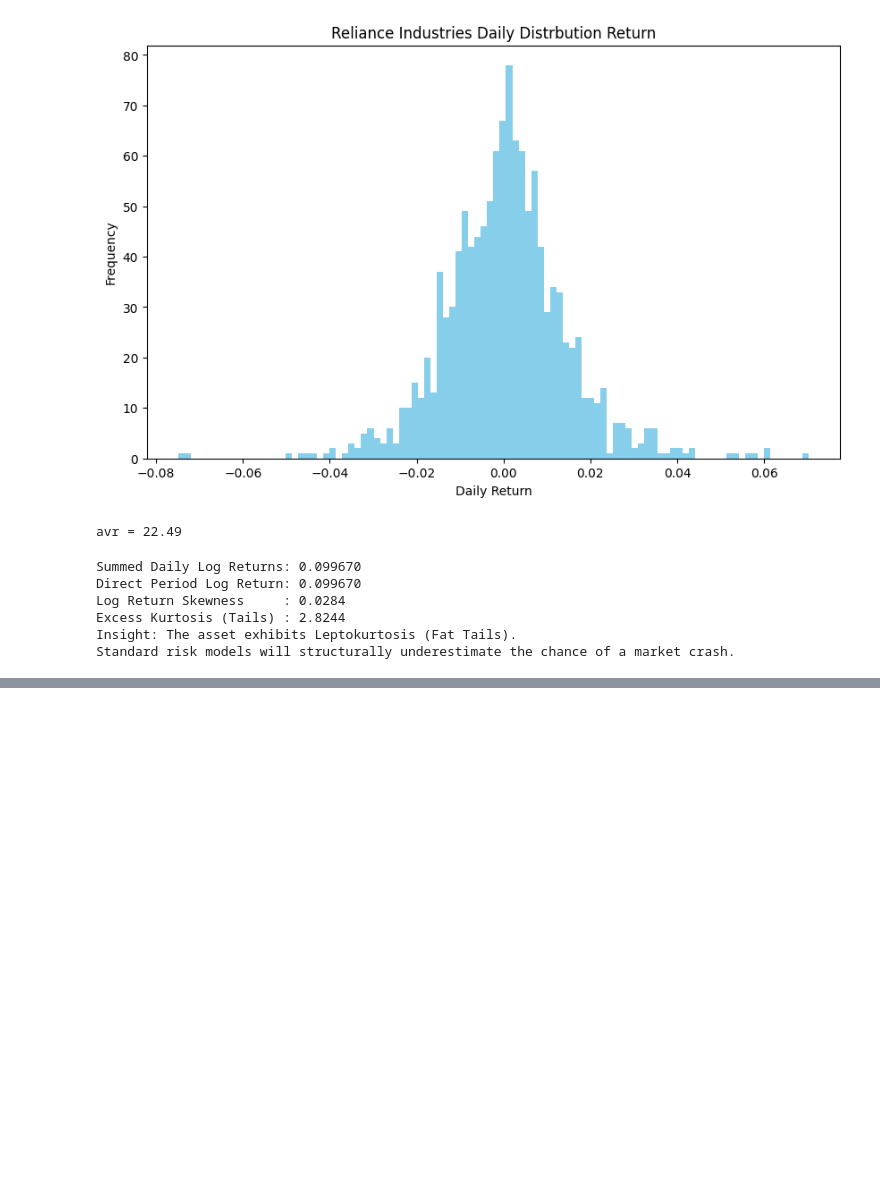
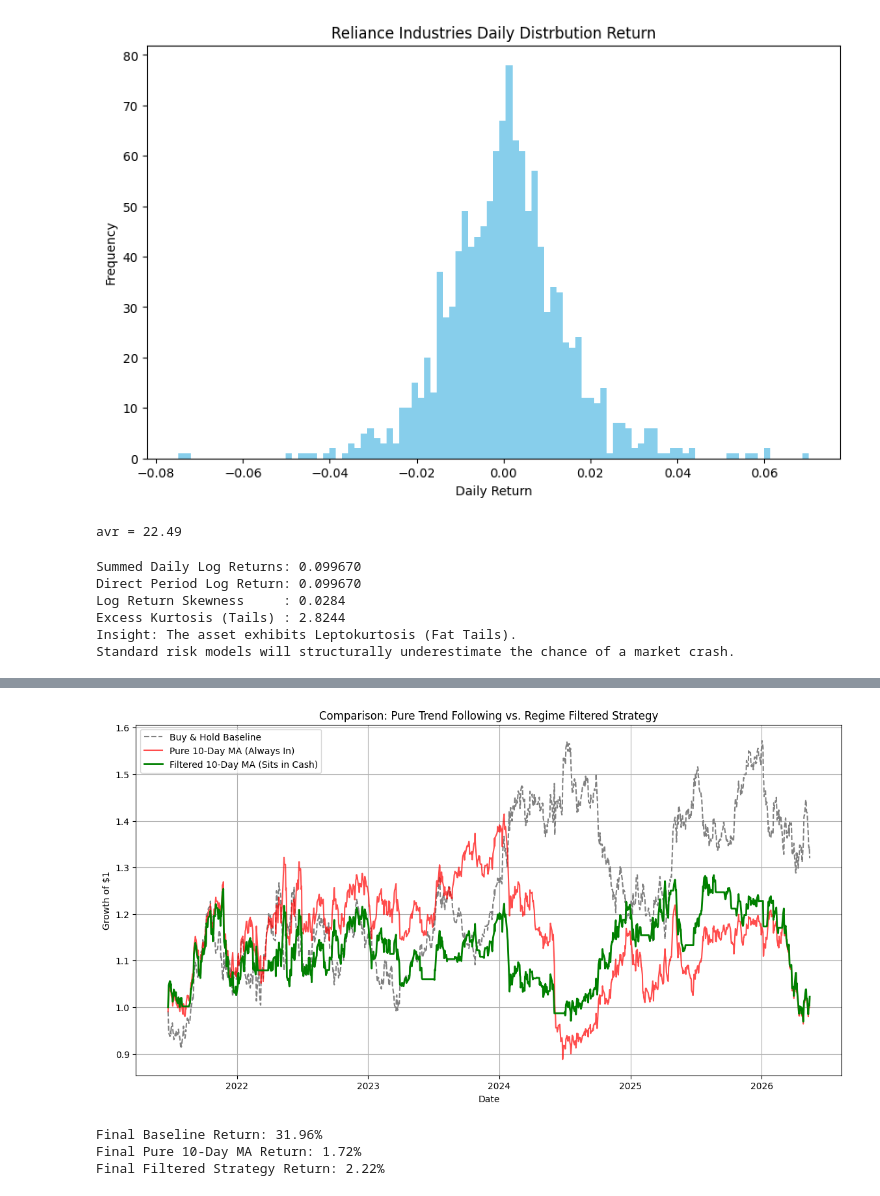
Before and after one commit to justcode00/quant_summer_2026, a Jupyter notebook: week1_analysis.ipynb, the cells around one changed output, grey strips where cells are left out. Saved outputs shown, nothing was run; the diff lists cells and outputs as text; code cells hidden in the pictures; blank space fills up the shorter version.

```diff
--- a/week1_analysis.ipynb
+++ b/week1_analysis.ipynb
@@ -251,0 +403,69 @@ Signal: Bearish Momentum-> The current price is lower than the average of the pr
+# %%
+import numpy as np
+import pandas as pd
+import matplotlib.pyplot as plt
+#Baseline
+df_comp = data.copy().sort_index()
+df_comp['Market_Return'] = df_comp['Close'].pct_change()
+
+#1: Pure 10-Day Moving Average (Always In the Market) ---
+df_comp['MA_10'] = df_comp['Close'].rolling(window=10).mean()
+df_comp['Strat1_Signal'] = np.where(df_comp['Close'] > df_comp['MA_10'], 1, -1)
+df_comp['Strat1_Pos'] = df_comp['Strat1_Signal'].shift(1)
+df_comp['Strat1_Return'] = df_comp['Market_Return'] * df_comp['Strat1_Pos']
+
+# 2: 10-Day MA WITH ADX Regime Filter (Sits in Cash) ---
+# Calculate True Range and Directional Movement
+df_comp['H-L'] = df_comp['High'] - df_comp['Low']
+df_comp['H-PC'] = (df_comp['High'] - df_comp['Close'].shift(1)).abs()
+df_comp['L-PC'] = (df_comp['Low'] - df_comp['Close'].shift(1)).abs()
+df_comp['TR'] = df_comp[['H-L', 'H-PC', 'L-PC']].max(axis=1)
+
+df_comp['UpMove'] = df_comp['High'] - df_comp['High'].shift(1)
+df_comp['DownMove'] = df_comp['Low'].shift(1) - df_comp['Low']
+df_comp['+DM'] = np.where((df_comp['UpMove'] > df_comp['DownMove']) & (df_comp['UpMove'] > 0), df_comp['UpMove'], 0)
+df_comp['-DM'] = np.where((df_comp['DownMove'] > df_comp['UpMove']) & (df_comp['DownMove'] > 0), df_comp['DownMove'], 0)
+
+# Smooth over 14 days to compute ADX
+adx_w = 14
+df_comp['TR_s'] = df_comp['TR'].rolling(window=adx_w).sum()
+df_comp['+DM_s'] = df_comp['+DM'].rolling(window=adx_w).sum()
+df_comp['-DM_s'] = df_comp['-DM'].rolling(window=adx_w).sum()
+
+df_comp['+DI'] = 100 * (df_comp['+DM_s'] / df_comp['TR_s'])
+df_comp['-DI'] = 100 * (df_comp['-DM_s'] / df_comp['TR_s'])
+df_comp['DX'] = 100 * (df_comp['+DI'] - df_comp['-DI']).abs() / (df_comp['+DI'] + df_comp['-DI'])
+df_comp['ADX'] = df_comp['DX'].rolling(window=adx_w).mean()
+
+# Apply the filter: If ADX <= 22, force position to 0 (Cash)
+df_comp['Strat2_Signal'] = np.where(df_comp['ADX'] > 22, df_comp['Strat1_Signal'], 0)
+df_comp['Strat2_Pos'] = df_comp['Strat2_Signal'].shift(1)
+df_comp['Strat2_Return'] = df_comp['Market_Return'] * df_comp['Strat2_Pos']
+
+# --- 2. Calculate Cumulative Equity Performance ---
+df_comp = df_comp.dropna()
+df_comp['Baseline_Cum'] = (1 + df_comp['Market_Return'].fillna(0)).cumprod()
+df_comp['Unfiltered_Cum'] = (1 + df_comp['Strat1_Return'].fillna(0)).cumprod()
+df_comp['Filtered_Cum'] = (1 + df_comp['Strat2_Return'].fillna(0)).cumprod()
+
+#  Plot Comparison Side by Side
+plt.figure(figsize=(14, 7))
+plt.plot(df_comp['Baseline_Cum'], label='Buy & Hold Baseline', color='gray', linestyle='--')
+plt.plot(df_comp['Unfiltered_Cum'], label='Pure 10-Day MA (Always In)', color='red', alpha=0.7)
+plt.plot(df_comp['Filtered_Cum'], label='Filtered 10-Day MA (Sits in Cash)', color='green', linewidth=2)
+
+plt.title('Comparison: Pure Trend Following vs. Regime Filtered Strategy')
+plt.xlabel('Date')
+plt.ylabel('Growth of $1')
+plt.legend()
+plt.grid(True)
+plt.show()
+
+print(f"Final Baseline Return: {(df_comp['Baseline_Cum'].iloc[-1] - 1) * 100:.2f}%")
+print(f"Final Pure 10-Day MA Return: {(df_comp['Unfiltered_Cum'].iloc[-1] - 1) * 100:.2f}%")
+print(f"Final Filtered Strategy Return: {(df_comp['Filtered_Cum'].iloc[-1] - 1) * 100:.2f}%")
+# %% [output]
+[figure, added]
+Final Baseline Return: 31.96%
+Final Pure 10-Day MA Return: 1.72%
+Final Filtered Strategy Return: 2.22%
```
Also changed, not shown: parts of 15 cells of this notebook.
